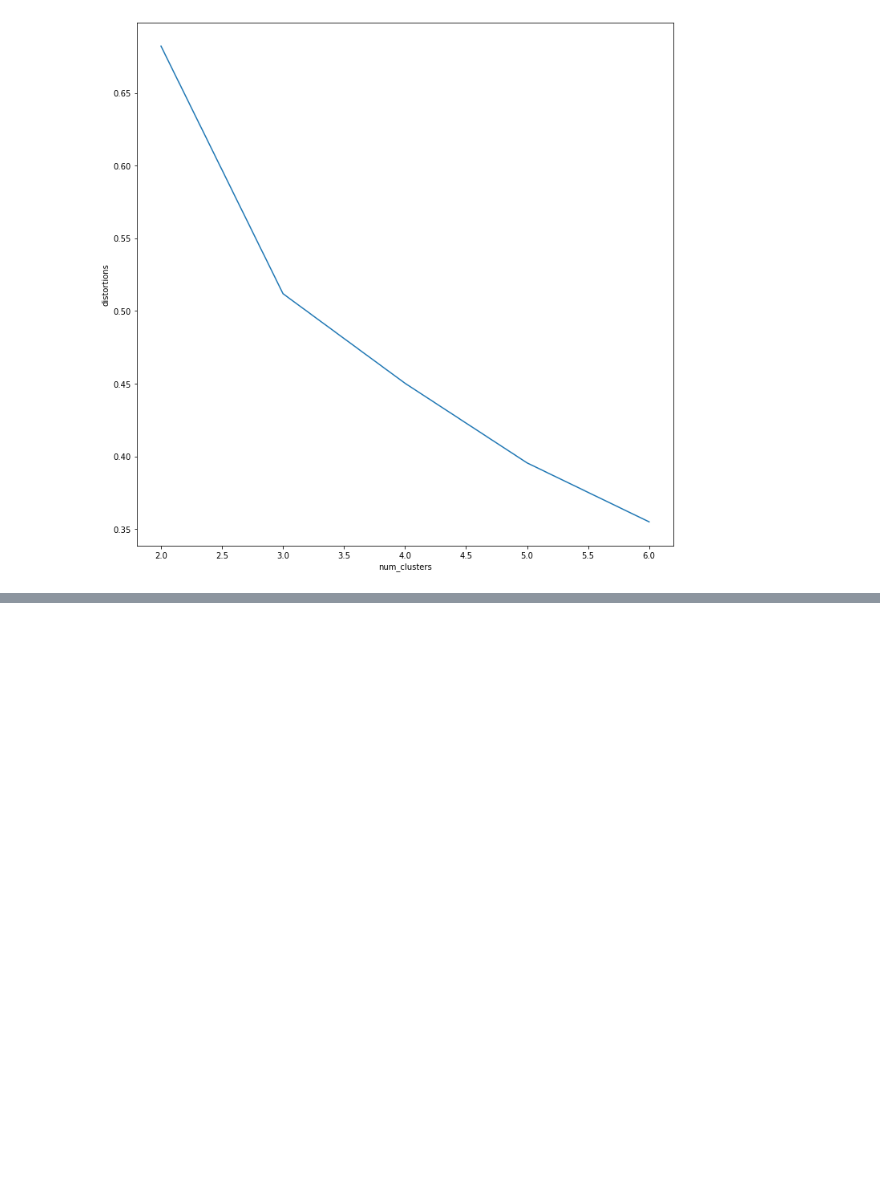
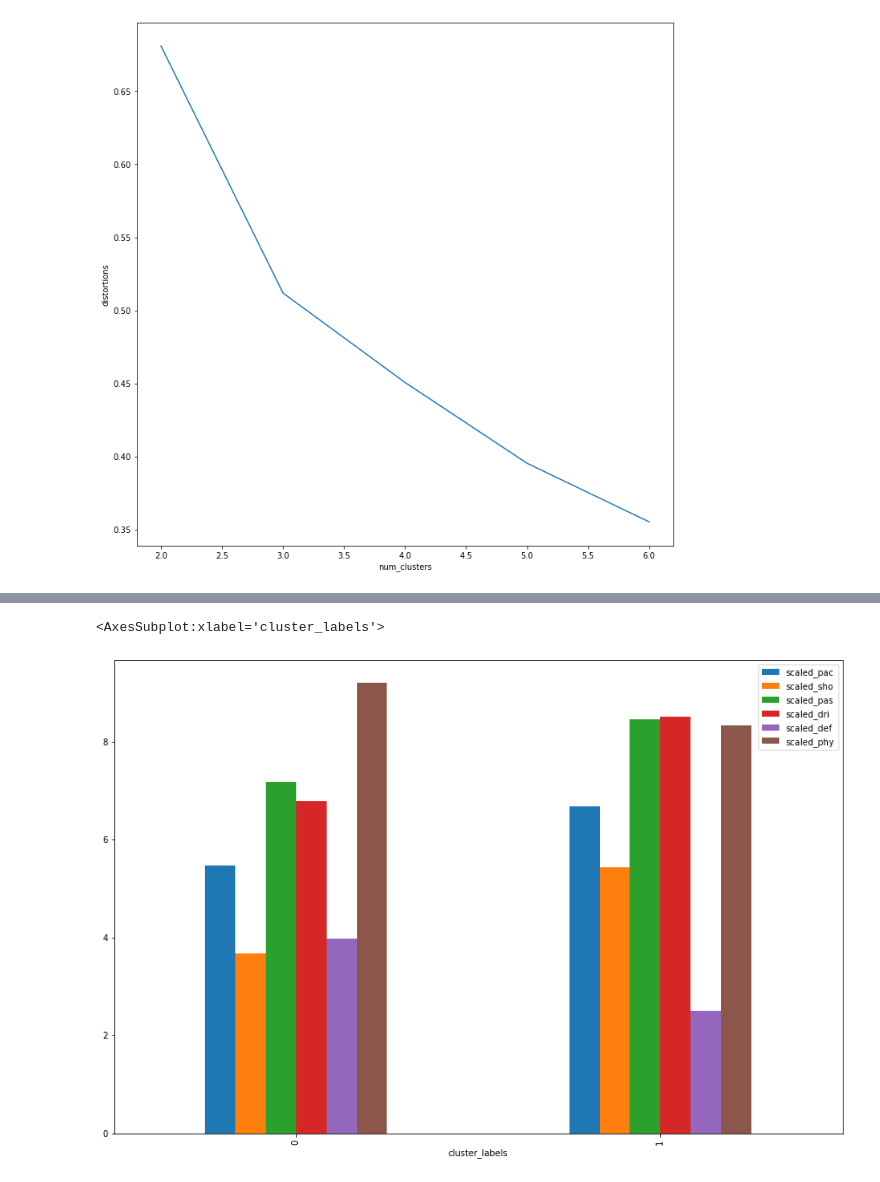
Before and after one commit to kipmadden/Cluster-Analysis-in-Python, a Jupyter notebook: FIFA Clustering.ipynb, the cells around one changed output, grey strips where cells are left out. Saved outputs shown, nothing was run; the diff lists cells and outputs as text; code cells hidden in the pictures; blank space fills up the shorter version.

```diff
--- a/FIFA Clustering.ipynb
+++ b/FIFA Clustering.ipynb
@@ -156,0 +201,6 @@ Al
+# %%
+# Scale pac, dri,sho columns
+fifa['scaled_pac'] = whiten(fifa['pac'])
+fifa['scaled_dri'] = whiten(fifa['dri'])
+fifa['scaled_sho'] = whiten(fifa['sho'])
+fifa['scaled_pas'] = whiten(fifa['pas'])
@@ -156,0 +249,9 @@ Al
+# %%
+# Create lists of column names
+features = ['pac', 'sho', 'pas', 'dri', 'def', 'phy']
+scaled_features = ['scaled_pac',
+ 'scaled_sho',
+ 'scaled_pas',
+ 'scaled_dri',
+ 'scaled_def',
+ 'scaled_phy']
@@ -156,0 +275,6 @@ Al
+# %%
+# Plot cluster centers to visualize clusters
+fifa.groupby('cluster_labels')[scaled_features].mean().plot(legend=True, kind='bar',figsize=(15,10))
+# %% [output]
+<AxesSubplot:xlabel='cluster_labels'>
+[figure, added]
```
Also changed, not shown: parts of 21 cells of this notebook, 2 other files.
